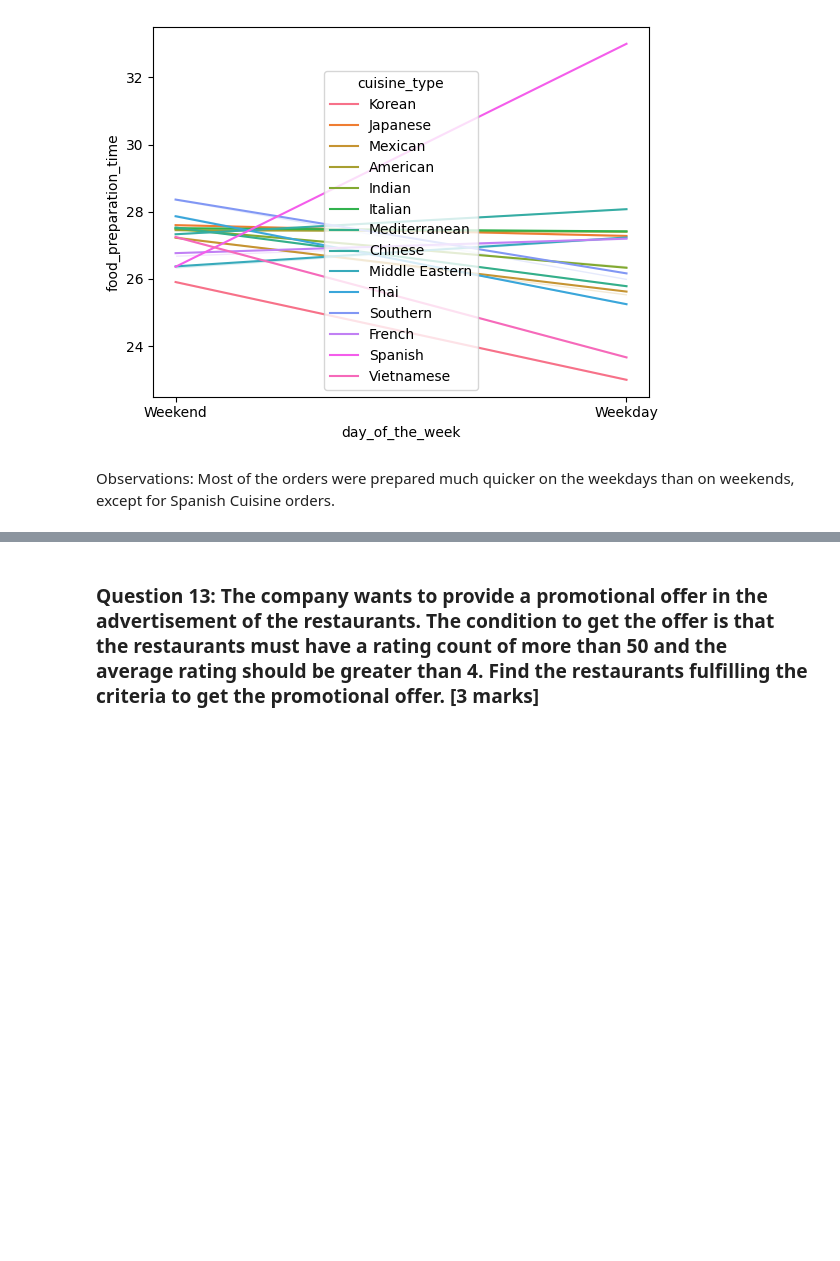
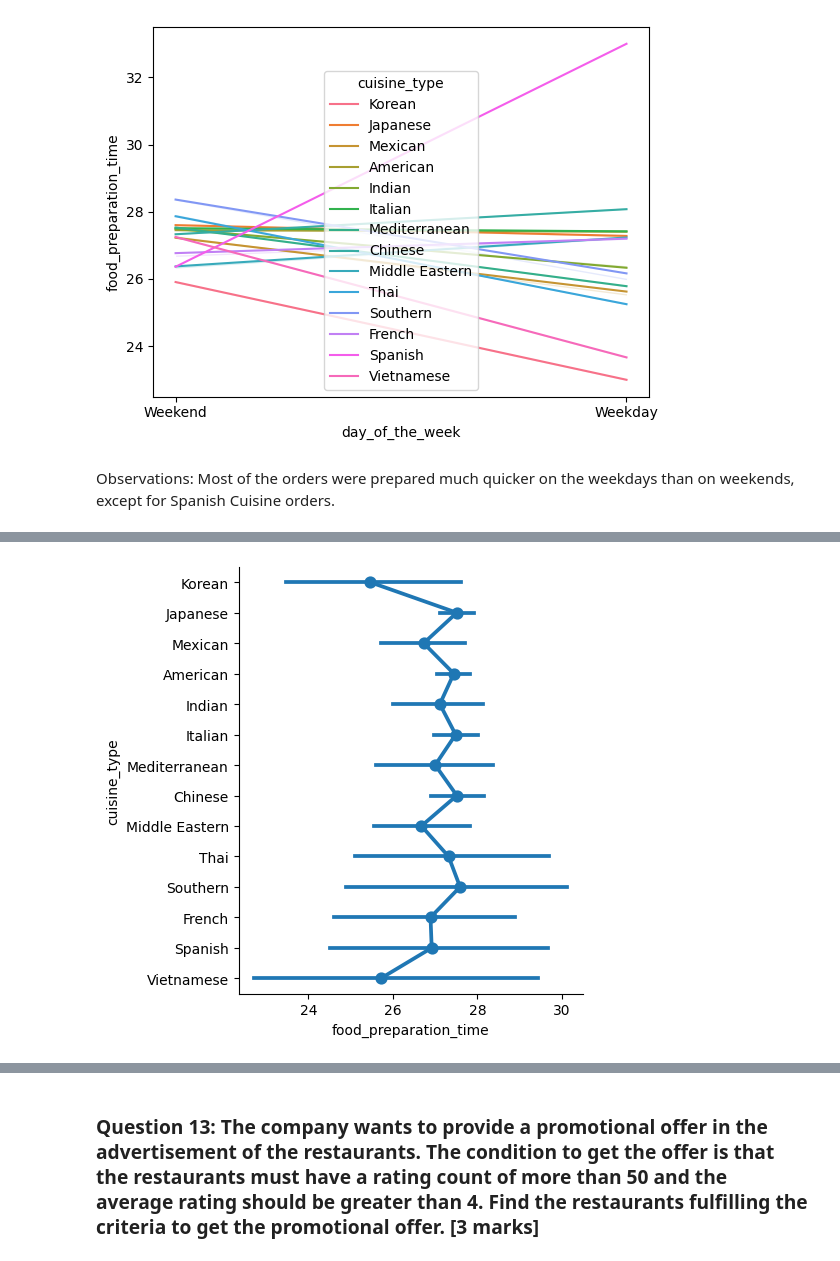
Before and after one commit to braju78/pythonFundamentals, a Jupyter notebook: Week5 PROJECT - Food hub Case Study/Learner_Notebook_Full_Code.ipynb, the cells around one changed output, grey strips where cells are left out. Cells and saved outputs as stored; diff of their text form; code cells hidden in the pictures; blank space fills up the shorter version.

```diff
--- a/Week5 PROJECT - Food hub Case Study/Learner_Notebook_Full_Code.ipynb
+++ b/Week5 PROJECT - Food hub Case Study/Learner_Notebook_Full_Code.ipynb
@@ -284,0 +290,4 @@ Observations: Most of the orders were prepared much quicker on the weekdays than
+# %%
+sns.catplot(data = df , x = 'food_preparation_time' , y = 'cuisine_type', kind='point');
+# %% [output]
+[figure, added]
```
Also changed, not shown: parts of 5 cells of this notebook.
